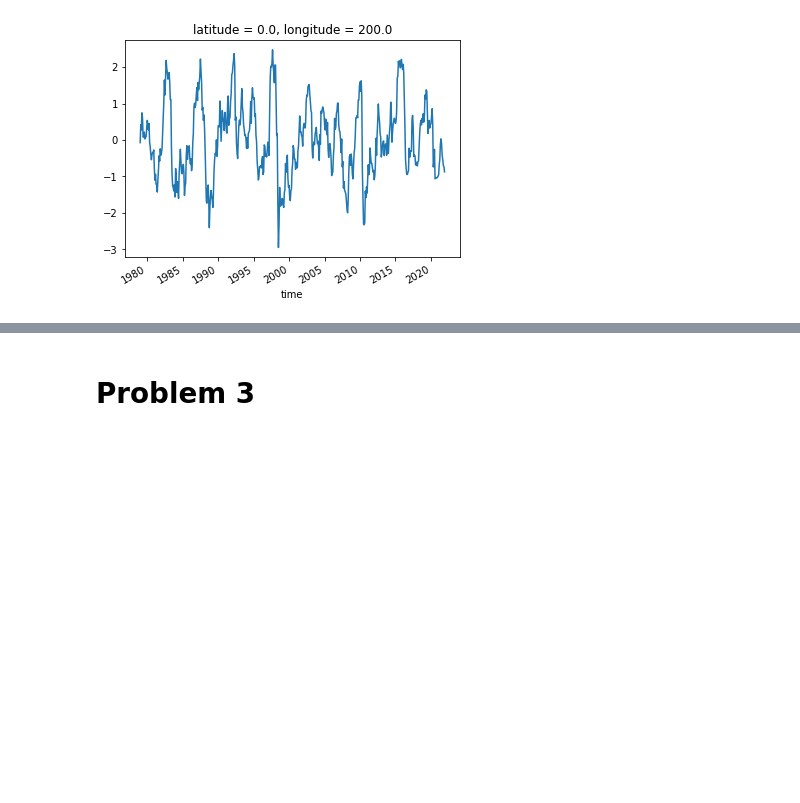
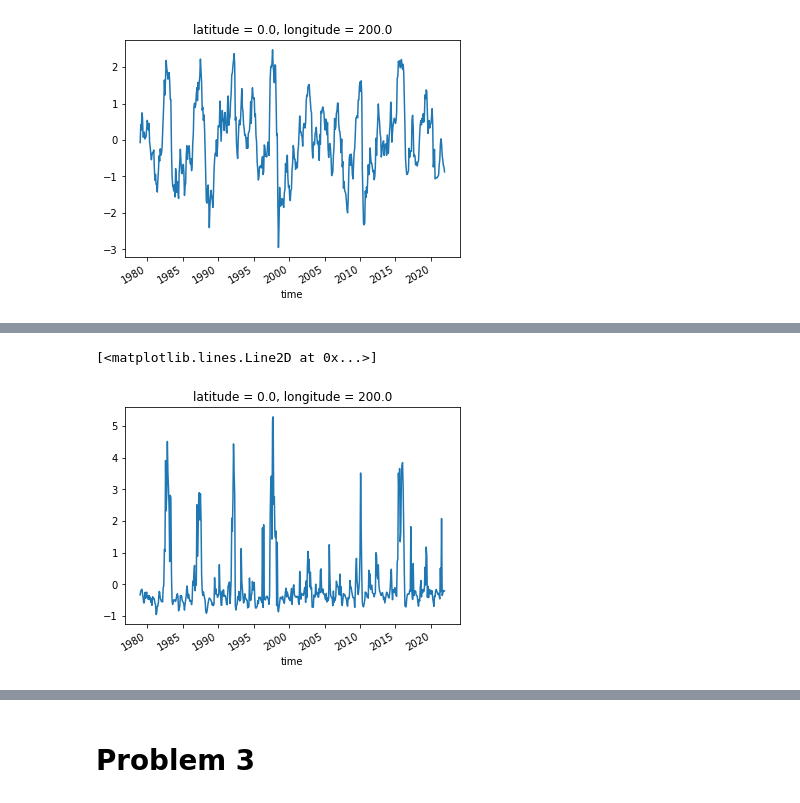
Before and after one commit to atmsillinois/time-series-and-eofs-EWolffWX, a Jupyter notebook: Homework4.ipynb, the cells around one changed output, grey strips where cells are left out. Saved outputs shown, nothing was run; the diff lists cells and outputs as text; code cells hidden in the pictures; blank space fills up the shorter version.

Commit message:
Repeated for precip data

```diff
--- a/Homework4.ipynb
+++ b/Homework4.ipynb
@@ -367,0 +373,17 @@ detrend_sst.sel(longitude=200, latitude=0).plot()
+# %%
+# And precip...
+
+# Step 1: Mask data
+#mask_sst = ds.where(mask_time.LSM==0., np.nan)
+mask_precip = ds_p
+
+# Step 2: Standardize monthly anomalies:
+mean_precip = mask_precip.groupby("time.month").mean("time")
+std_precip = mask_precip.groupby("time.month").std("time")
+stand_anomalies_p = xr.apply_ufunc(
+    lambda x, m, s: (x - m) / s,
+    mask_precip.groupby("time.month"),
+    mean_precip,
+    std_precip,
+)
+stand_anomalies_p
@@ -367,0 +401,19 @@ detrend_sst.sel(longitude=200, latitude=0).plot()
+# %%
+def detrend_dim(da, dim, deg=1):
+    # detrend along a single dimension
+    p = da.polyfit(dim=dim, deg=deg)
+    fit = xr.polyval(da[dim], p.polyfit_coefficients)
+    return da - fit
+
+# -- Running mean
+#ranm_sst = deseason_sst.rolling(time=12, center=True).mean('time')
+detrend_precip = detrend_dim(stand_anomalies_p['TP'],'time',1)
+# %%
+# Add mask now...
+
+detrend_precip = detrend_precip.where(mask_time.LSM==0., np.nan)
+# %%
+detrend_precip.sel(longitude=200, latitude=0).plot()
+# %% [output]
+[<matplotlib.lines.Line2D at 0x...>]
+[figure, added]
```
Also changed, not shown: parts of 8 cells of this notebook.
